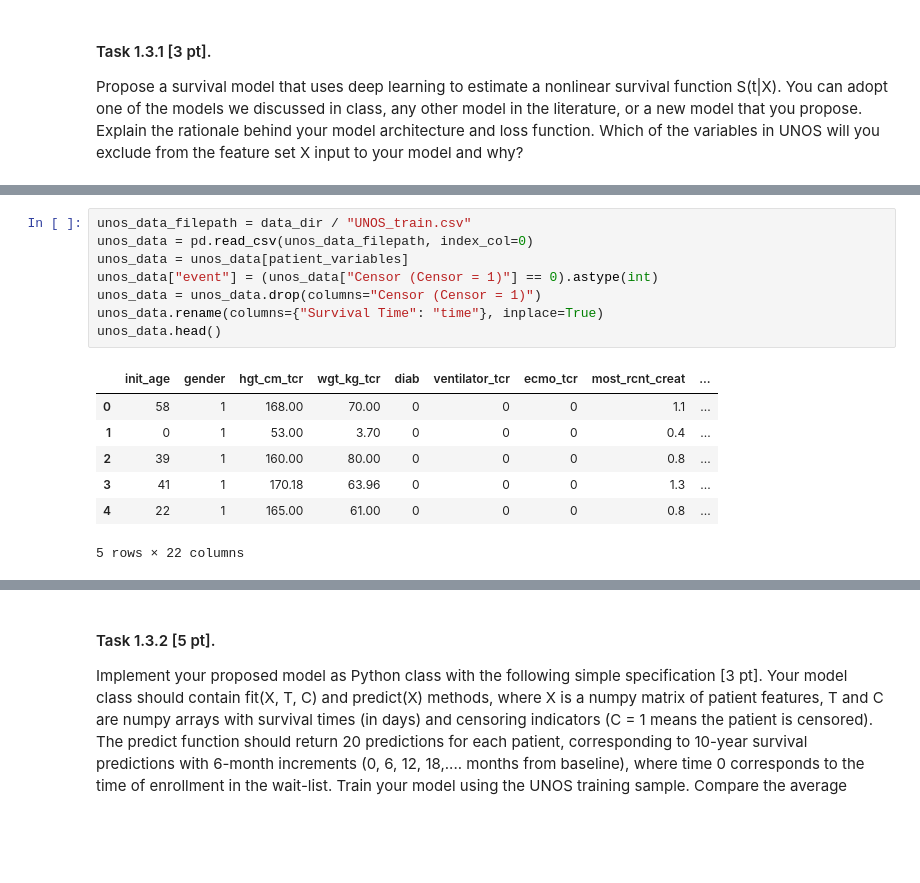
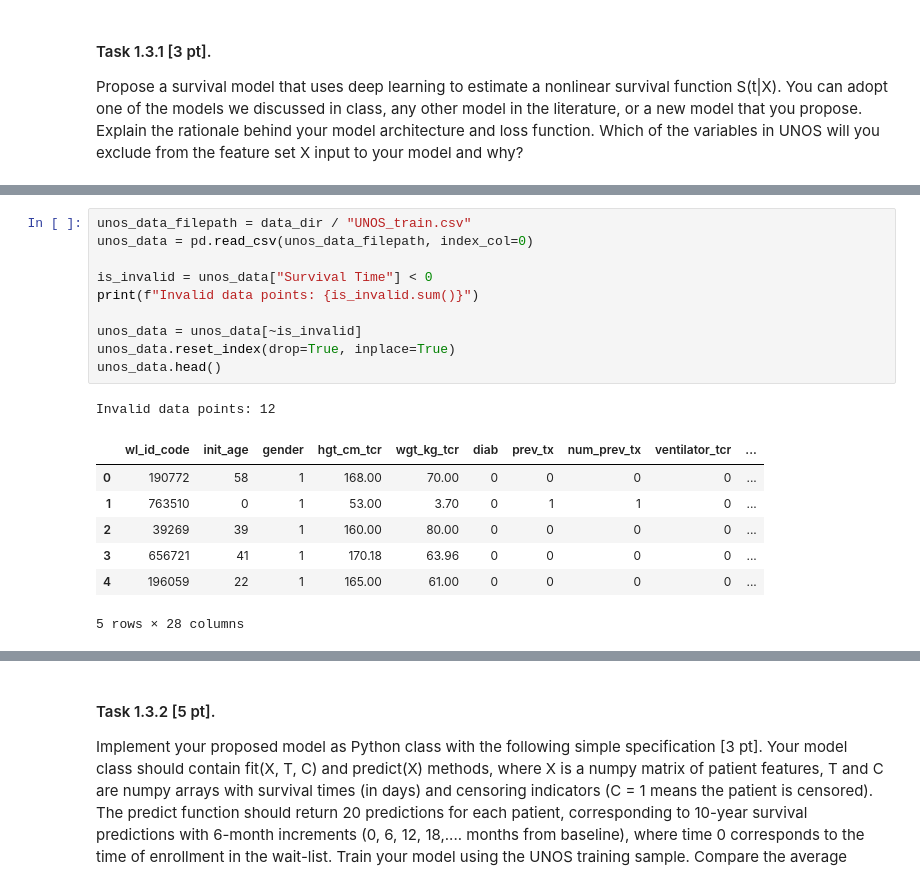
Before and after one commit to aarontyliu/cph-200b, a Jupyter notebook: Proiect 1/CPH_200B_Project_1_Survival_Analysis_and_Prediction.ipynb, the cells around one changed output, grey strips where cells are left out. Drawn from its saved outputs; the diff is of its cells as text; blank space fills up the shorter version.

```diff
--- a/Proiect 1/CPH_200B_Project_1_Survival_Analysis_and_Prediction.ipynb
+++ b/Proiect 1/CPH_200B_Project_1_Survival_Analysis_and_Prediction.ipynb
@@ -637,18 +732,21 @@ the variables in UNOS will you exclude from the feature set X input to your mode
 # %%
 unos_data_filepath = data_dir / "UNOS_train.csv"
 unos_data = pd.read_csv(unos_data_filepath, index_col=0)
-unos_data = unos_data[patient_variables]
-unos_data["event"] = (unos_data["Censor (Censor = 1)"] == 0).astype(int)
-unos_data = unos_data.drop(columns="Censor (Censor = 1)")
-unos_data.rename(columns={"Survival Time": "time"}, inplace=True)
+
+is_invalid = unos_data["Survival Time"] < 0
+print(f"Invalid data points: {is_invalid.sum()}")
+
+unos_data = unos_data[~is_invalid]
+unos_data.reset_index(drop=True, inplace=True)
 unos_data.head()
 # %% [output]
+Invalid data points: 12
-|  | init_age | gender | hgt_cm_tcr | wgt_kg_tcr | diab | ventilator_tcr | ecmo_tcr | most_rcnt_creat | ... |
-| 0 | 58 | 1 | 168.00 | 70.00 | 0 | 0 | 0 | 1.1 | ... |
-| 1 | 0 | 1 | 53.00 | 3.70 | 0 | 0 | 0 | 0.4 | ... |
-| 2 | 39 | 1 | 160.00 | 80.00 | 0 | 0 | 0 | 0.8 | ... |
-| 3 | 41 | 1 | 170.18 | 63.96 | 0 | 0 | 0 | 1.3 | ... |
-| 4 | 22 | 1 | 165.00 | 61.00 | 0 | 0 | 0 | 0.8 | ... |
+|  | wl_id_code | init_age | gender | hgt_cm_tcr | wgt_kg_tcr | diab | prev_tx | num_prev_tx | ventilator_tcr | ... |
+| 0 | 190772 | 58 | 1 | 168.00 | 70.00 | 0 | 0 | 0 | 0 | ... |
+| 1 | 763510 | 0 | 1 | 53.00 | 3.70 | 0 | 1 | 1 | 0 | ... |
+| 2 | 39269 | 39 | 1 | 160.00 | 80.00 | 0 | 0 | 0 | 0 | ... |
+| 3 | 656721 | 41 | 1 | 170.18 | 63.96 | 0 | 0 | 0 | 0 | ... |
+| 4 | 196059 | 22 | 1 | 165.00 | 61.00 | 0 | 0 | 0 | 0 | ... |
-5 rows × 22 columns
+5 rows × 28 columns
 # %%
 class UNOSDataset(torch.utils.data.Dataset):
```
Also changed, not shown: parts of 40 cells of this notebook.
